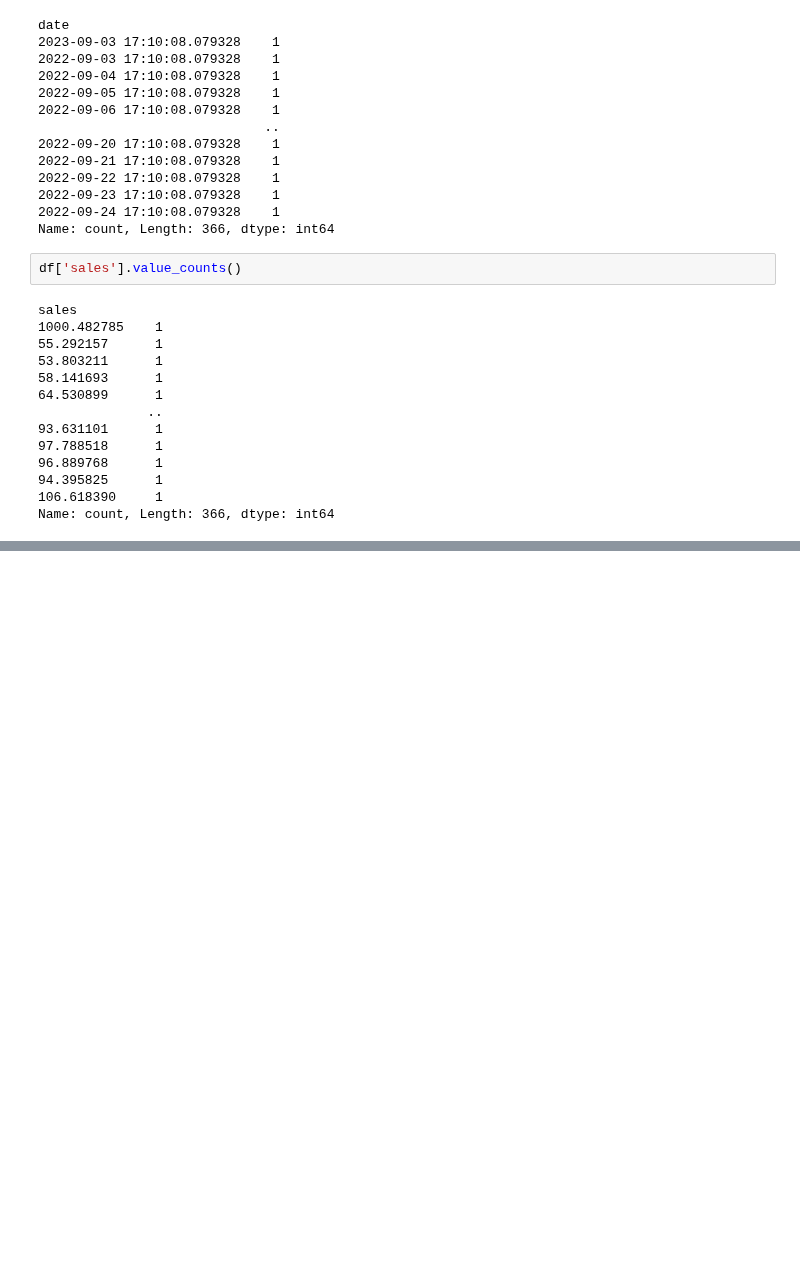
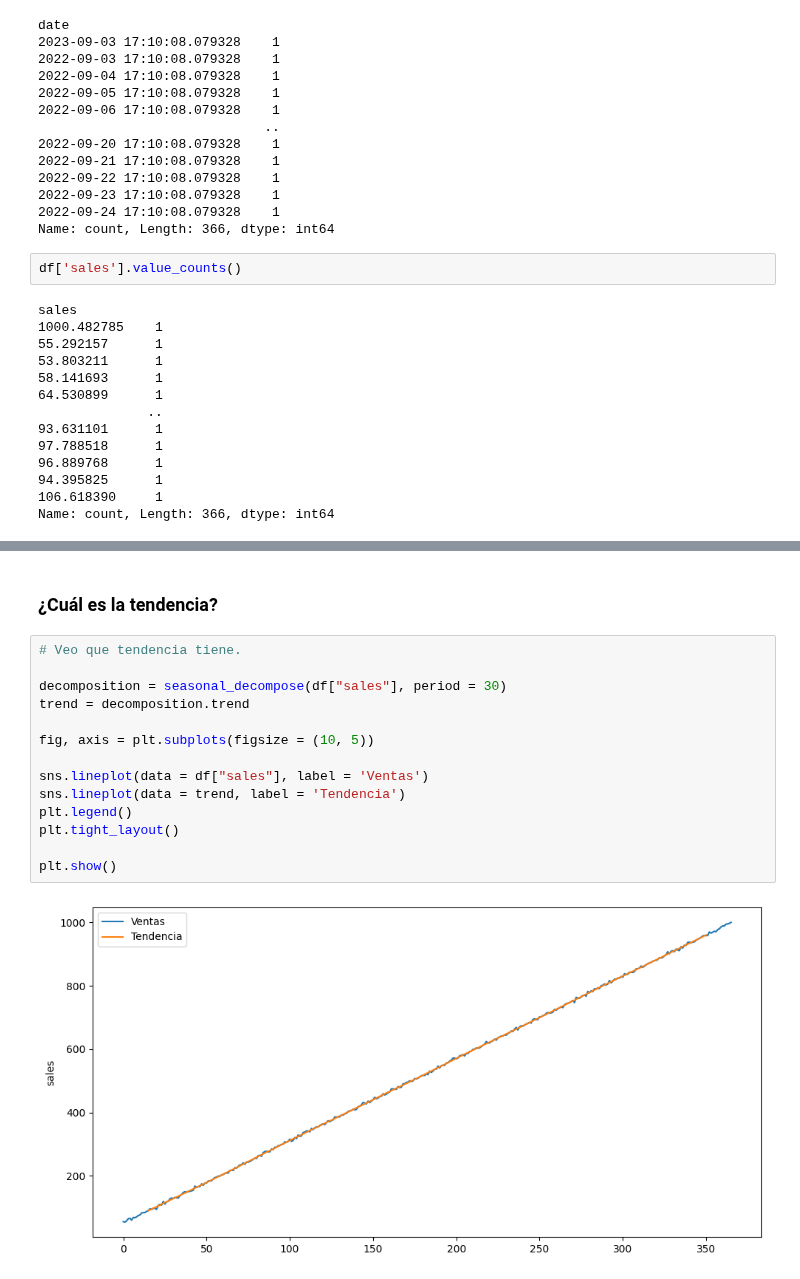
Before and after one commit to 4GeeksAcademy/sarayruiz---Machine-Learning, a Jupyter notebook: src/10-time-series-forecasting-sales.ipynb, the cells around one changed output, grey strips where cells are left out. Saved outputs shown, nothing was run; the diff lists cells and outputs as text; blank space fills up the shorter version.

```diff
--- a/src/10-time-series-forecasting-sales.ipynb
+++ b/src/10-time-series-forecasting-sales.ipynb
@@ -120,0 +140,18 @@ Almacena el modelo en la carpeta correspondiente.
+# %% [markdown]
+### ¿Cuál es la tendencia?
+# %%
+# Veo que tendencia tiene.
+
+decomposition = seasonal_decompose(df["sales"], period = 30)
+trend = decomposition.trend
+
+fig, axis = plt.subplots(figsize = (10, 5))
+
+sns.lineplot(data = df["sales"], label = 'Ventas')
+sns.lineplot(data = trend, label = 'Tendencia')
+plt.legend()
+plt.tight_layout()
+
+plt.show()
+# %% [output]
+[figure, added]
```
Also changed, not shown: parts of 31 cells of this notebook.
